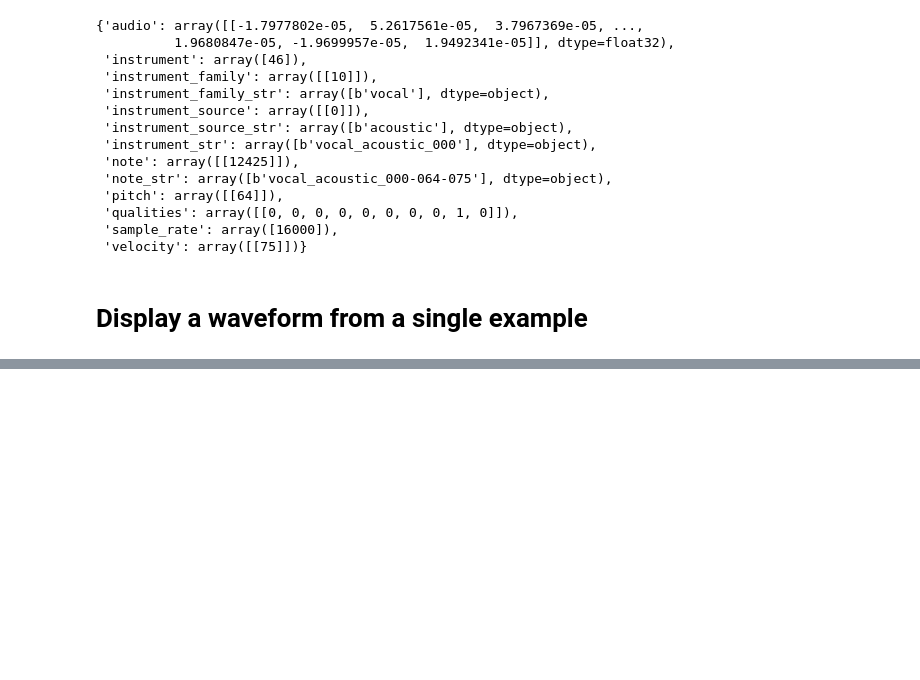
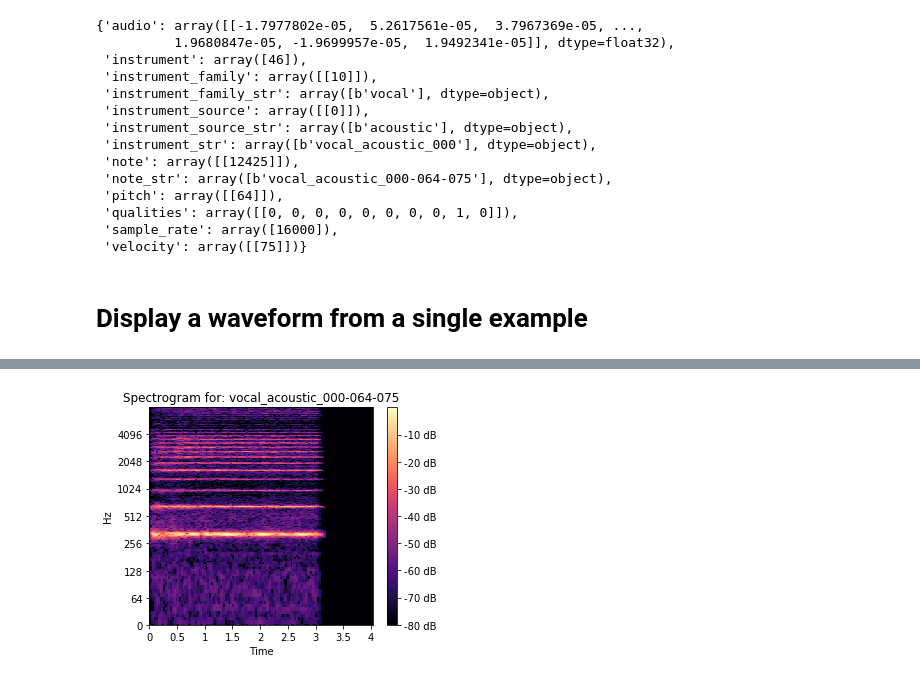
Before and after one commit to sammywachtel/udacity_capstone, a Jupyter notebook: visualizations.ipynb, the cells around one changed output, grey strips where cells are left out. Cells and saved outputs as stored; diff of their text form; code cells hidden in the pictures; blank space fills up the shorter version.

```diff
--- a/visualizations.ipynb
+++ b/visualizations.ipynb
@@ -88,0 +108,8 @@ plotting...
+# %%
+## Short-time Fourier Transform (STFT) Over Time
+importlib.reload(audio_utils)
+importlib.reload(general_utils)
+
+audio_utils.create_spectrogram_non_mel(audio_data, audio_name, sample_rate)
+# %% [output]
+[figure, added]
```
Also changed, not shown: parts of 10 cells of this notebook, 3 other files.
